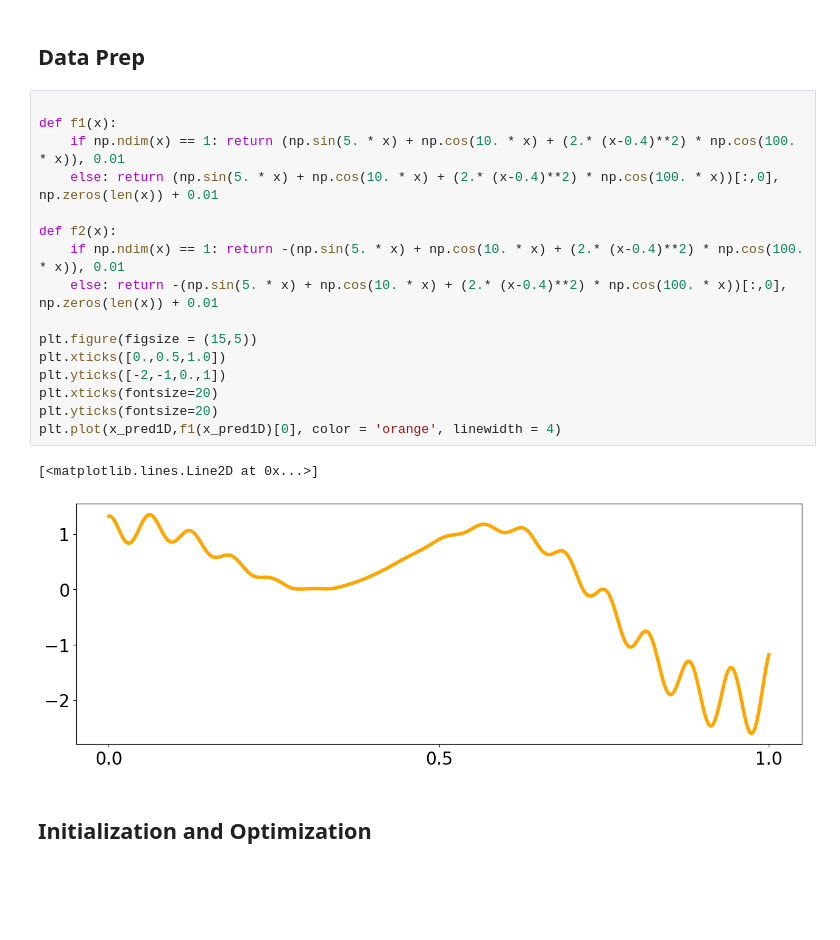
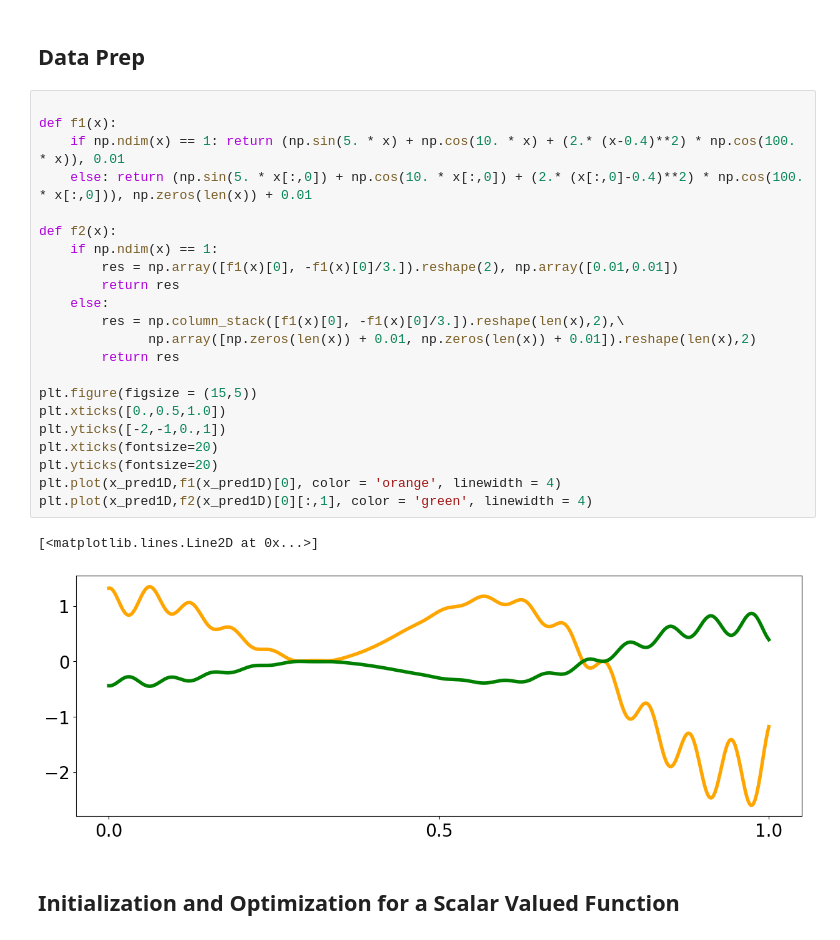
Before and after one commit to lbl-camera/gpCAM, a Jupyter notebook: examples/GPOptimizerOptimization.ipynb, the cells around one changed output. Cells and saved outputs as stored; diff of their text form; blank space fills up the shorter version.

Commit message:
new optimize functionality

```diff
--- a/examples/GPOptimizerOptimization.ipynb
+++ b/examples/GPOptimizerOptimization.ipynb
@@ -24,24 +28,30 @@ x_pred1D = np.linspace(0,1,1000).reshape(-1,1)
 # %%
 
 def f1(x):
     if np.ndim(x) == 1: return (np.sin(5. * x) + np.cos(10. * x) + (2.* (x-0.4)**2) * np.cos(100. * x)), 0.01
-    else: return (np.sin(5. * x) + np.cos(10. * x) + (2.* (x-0.4)**2) * np.cos(100. * x))[:,0], np.zeros(len(x)) + 0.01
+    else: return (np.sin(5. * x[:,0]) + np.cos(10. * x[:,0]) + (2.* (x[:,0]-0.4)**2) * np.cos(100. * x[:,0])), np.zeros(len(x)) + 0.01
 
 def f2(x):
-    if np.ndim(x) == 1: return -(np.sin(5. * x) + np.cos(10. * x) + (2.* (x-0.4)**2) * np.cos(100. * x)), 0.01
-    else: return -(np.sin(5. * x) + np.cos(10. * x) + (2.* (x-0.4)**2) * np.cos(100. * x))[:,0], np.zeros(len(x)) + 0.01
+    if np.ndim(x) == 1:
+        res = np.array([f1(x)[0], -f1(x)[0]/3.]).reshape(2), np.array([0.01,0.01])
+        return res
+    else:
+        res = np.column_stack([f1(x)[0], -f1(x)[0]/3.]).reshape(len(x),2),\
+              np.array([np.zeros(len(x)) + 0.01, np.zeros(len(x)) + 0.01]).reshape(len(x),2)
+        return res
 
 plt.figure(figsize = (15,5))
 plt.xticks([0.,0.5,1.0])
 plt.yticks([-2,-1,0.,1])
 plt.xticks(fontsize=20)
 plt.yticks(fontsize=20)
 plt.plot(x_pred1D,f1(x_pred1D)[0], color = 'orange', linewidth = 4)
+plt.plot(x_pred1D,f2(x_pred1D)[0][:,1], color = 'green', linewidth = 4)
 # %% [output]
 [<matplotlib.lines.Line2D at 0x...>]
-[figure, old version]
+[figure, new version]
 # %% [markdown]
-## Initialization and Optimization
+## Initialization and Optimization for a Scalar Valued Function
 # %%
 from IPython.display import clear_output
 my_gp1 = GPOptimizer()
```
Also changed, not shown: parts of 7 cells of this notebook, 3 other files.
